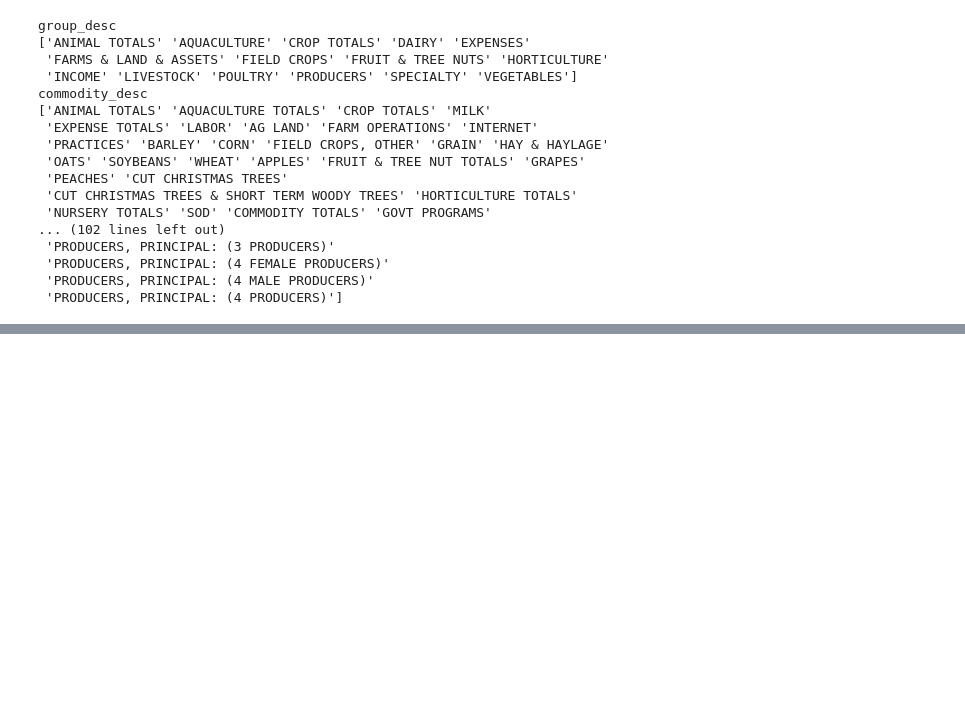
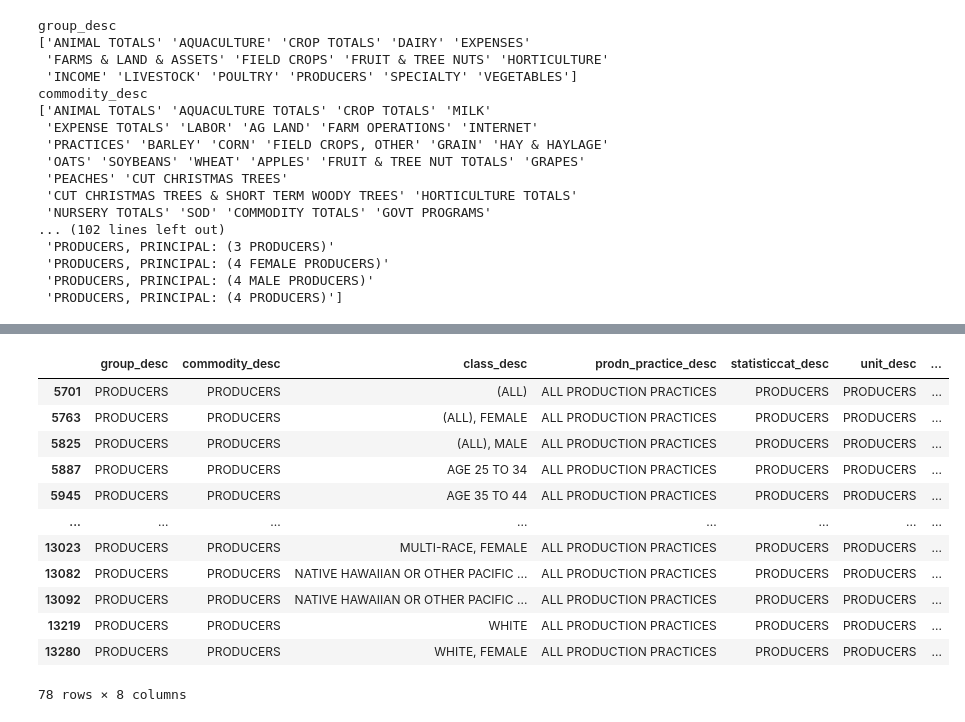
Before and after one commit to dkrasne/nys_farms, a Jupyter notebook: ag_census_variables.ipynb, the cells around one changed output, grey strips where cells are left out. Saved outputs shown, nothing was run; the diff lists cells and outputs as text; code cells hidden in the pictures; blank space fills up the shorter version.

```diff
--- a/ag_census_variables.ipynb
+++ b/ag_census_variables.ipynb
@@ -483,0 +497,16 @@ demog2022_zipcode_df_core = demog2022_zipcode_df_subset.query("zip_5 in @zipcode
+# %%
+demog2022_county_df[demog2022_county_df.short_desc.str.contains("NUMBER OF PRODUCERS")][group_cols].drop_duplicates()
+# %% [output]
+|  | group_desc | commodity_desc | class_desc | prodn_practice_desc | statisticcat_desc | unit_desc | ... |
+| 5701 | PRODUCERS | PRODUCERS | (ALL) | ALL PRODUCTION PRACTICES | PRODUCERS | PRODUCERS | ... |
+| 5763 | PRODUCERS | PRODUCERS | (ALL), FEMALE | ALL PRODUCTION PRACTICES | PRODUCERS | PRODUCERS | ... |
+| 5825 | PRODUCERS | PRODUCERS | (ALL), MALE | ALL PRODUCTION PRACTICES | PRODUCERS | PRODUCERS | ... |
+| 5887 | PRODUCERS | PRODUCERS | AGE 25 TO 34 | ALL PRODUCTION PRACTICES | PRODUCERS | PRODUCERS | ... |
+| 5945 | PRODUCERS | PRODUCERS | AGE 35 TO 44 | ALL PRODUCTION PRACTICES | PRODUCERS | PRODUCERS | ... |
+| ... | ... | ... | ... | ... | ... | ... | ... |
+| 13023 | PRODUCERS | PRODUCERS | MULTI-RACE, FEMALE | ALL PRODUCTION PRACTICES | PRODUCERS | PRODUCERS | ... |
+| 13082 | PRODUCERS | PRODUCERS | NATIVE HAWAIIAN OR OTHER PACIFIC ... | ALL PRODUCTION PRACTICES | PRODUCERS | PRODUCERS | ... |
+| 13092 | PRODUCERS | PRODUCERS | NATIVE HAWAIIAN OR OTHER PACIFIC ... | ALL PRODUCTION PRACTICES | PRODUCERS | PRODUCERS | ... |
+| 13219 | PRODUCERS | PRODUCERS | WHITE | ALL PRODUCTION PRACTICES | PRODUCERS | PRODUCERS | ... |
+| 13280 | PRODUCERS | PRODUCERS | WHITE, FEMALE | ALL PRODUCTION PRACTICES | PRODUCERS | PRODUCERS | ... |
+78 rows × 8 columns
```
Also changed, not shown: parts of 50 cells of this notebook.
